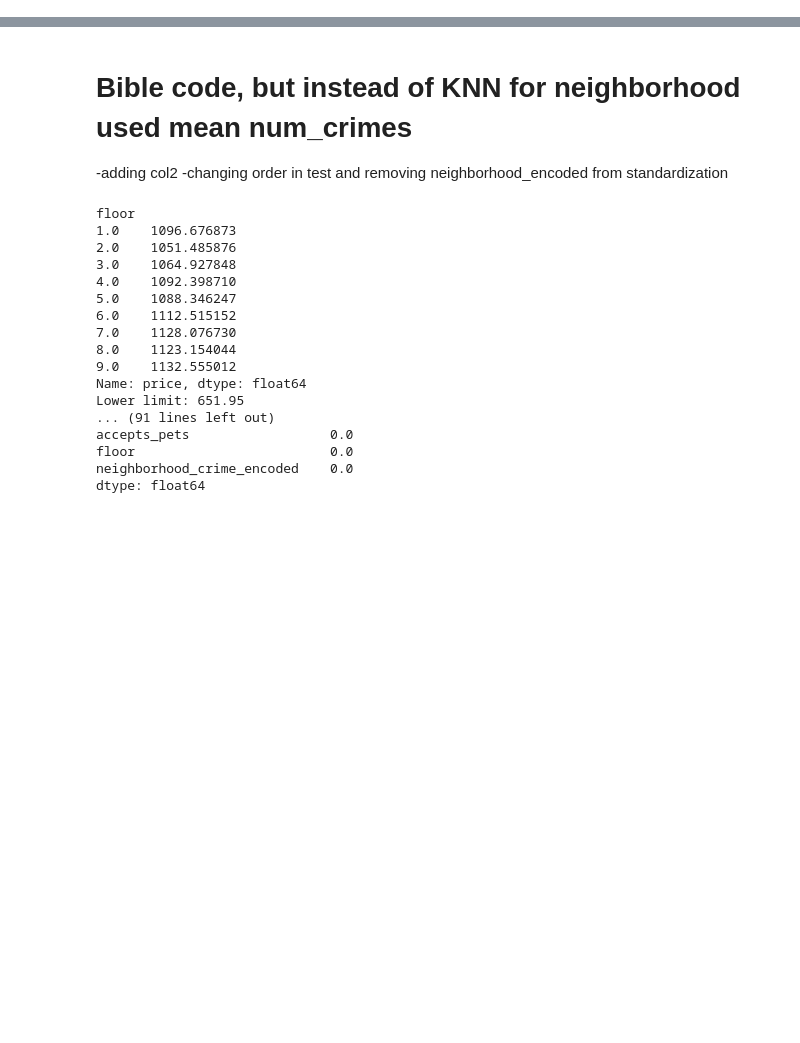
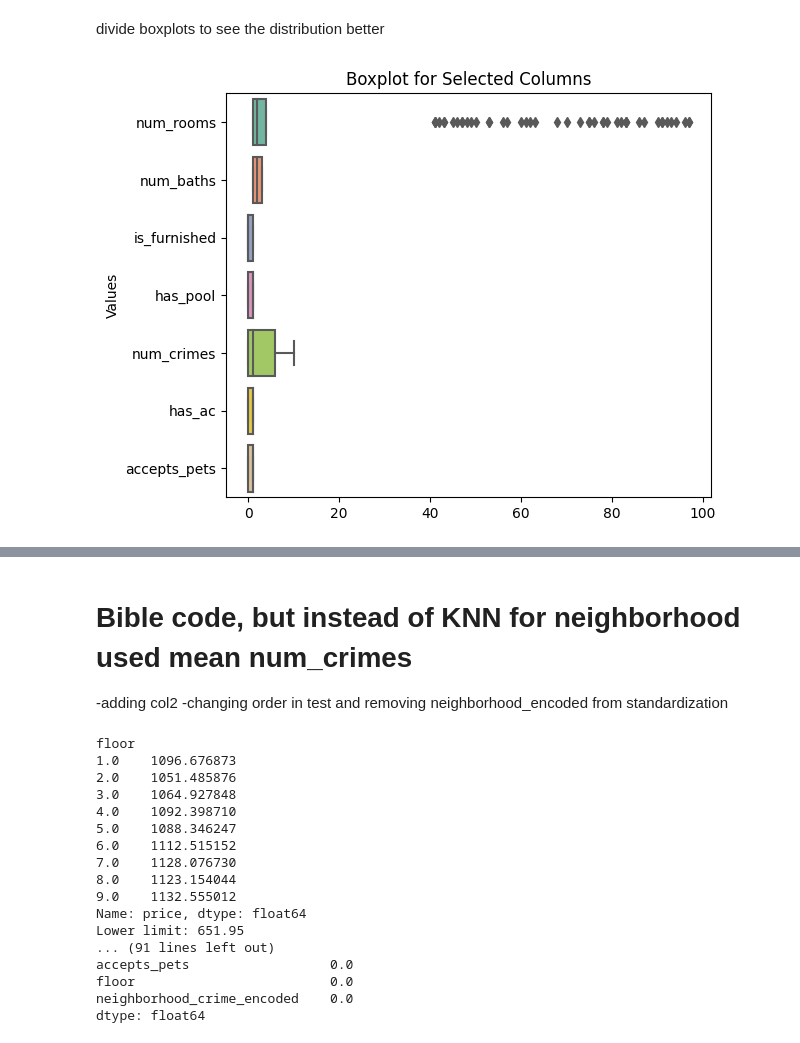
Before and after one commit to ollie-gats/ML_house_price_prediction_project, a Jupyter notebook: Project_1_Vanessa.ipynb, the cells around one changed output, grey strips where cells are left out. Saved outputs shown, nothing was run; the diff lists cells and outputs as text; code cells hidden in the pictures; blank space fills up the shorter version.

```diff
--- a/Project_1_Vanessa.ipynb
+++ b/Project_1_Vanessa.ipynb
@@ -0,0 +181,21 @@
+# %% [markdown]
+divide boxplots to see the distribution better
+# %%
+# Select the columns you want to include in the boxplot
+selected_columns = ['num_rooms', 'num_baths', 'is_furnished', 'has_pool', 'num_crimes', 'has_ac', 'accepts_pets']
+
+# Create a boxplot for the selected columns
+
+sns.boxplot(data=df[selected_columns], orient="h", palette="Set2")
+
+# Customize the plot if needed
+plt.title("Boxplot for Selected Columns")
+plt.ylabel("Values")
+
+# Adjust the layout to prevent the x-axis labels from overlapping
+plt.tight_layout()
+
+# Show the plot
+plt.show()
+# %% [output]
+[figure, added]
```
Also changed, not shown: parts of 53 cells of this notebook.
